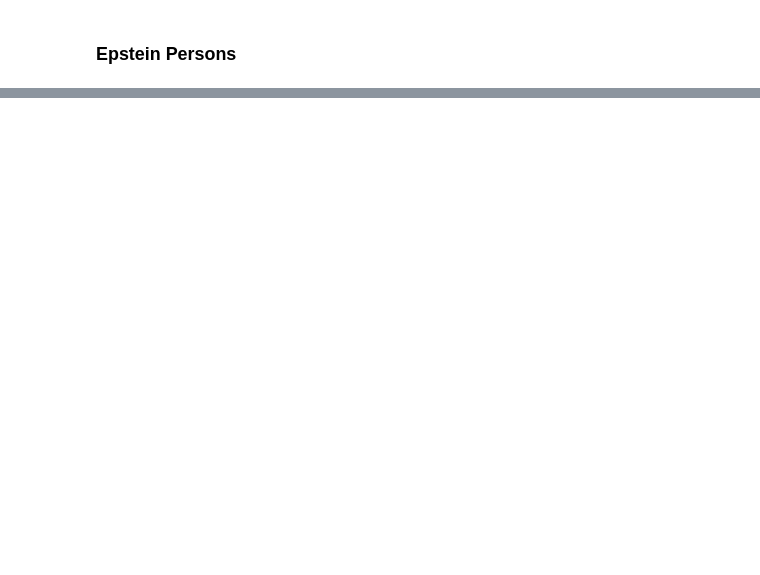
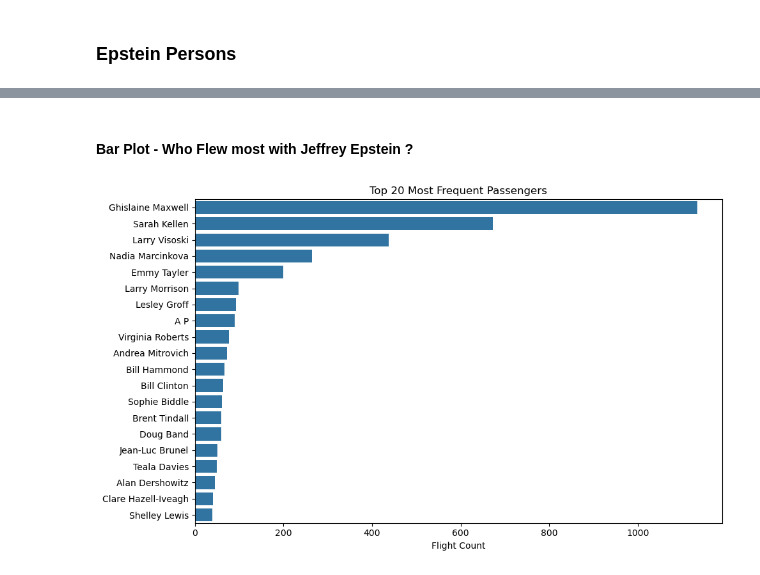
Before and after one commit to BAnaMariaB/Network-Analysis-Epstein, a Jupyter notebook: exploration.ipynb, the cells around one changed output, grey strips where cells are left out. Cells and saved outputs as stored; diff of their text form; code cells hidden in the pictures; blank space fills up the shorter version.

Commit message:
Who flew with JE the most ?
Data preparation and bar chart

```diff
--- a/exploration.ipynb
+++ b/exploration.ipynb
@@ -298,0 +353,7 @@ Name: proportion, dtype: float64
+# %%
+df_passangers = (
+    df_flights["Passengers"]
+    .dropna()
+    .apply(lambda x: list(dict.fromkeys([p.strip() for p in x.split(";")])))
+)
+df_passangers = pd.DataFrame(df_passangers.tolist())
@@ -298,0 +381,7 @@ Name: proportion, dtype: float64
+# %%
+df_passangers = df_passangers.stack()
+df_passangers = df_passangers[df_passangers != ""]
+
+df_passangers_total = df_passangers.value_counts().to_frame(name="Count")
+df_passangers_total = df_passangers_total.reset_index()
+df_passangers_total.columns = ["Passenger", "Count"]
@@ -298,0 +408,20 @@ Name: proportion, dtype: float64
+# %%
+df_passangers_total = df_passangers_total.iloc[1:]
+df_passangers_total = df_passangers_total.reset_index(drop=True)
+# %% [markdown]
+#### Bar Plot - Who Flew most with Jeffrey Epstein ?
+# %%
+df_top20 = df_passangers_total.nlargest(20, "Count")
+
+plt.figure(figsize=(10,6))
+
+sns.barplot(data=df_top20, x="Count", y="Passenger")
+
+plt.title("Top 20 Most Frequent Passengers")
+plt.xlabel("Flight Count")
+plt.ylabel("")
+
+plt.tight_layout()
+plt.show()
+# %% [output]
+[figure, added]
```
Also changed, not shown: parts of 24 cells of this notebook, 1 other file.
